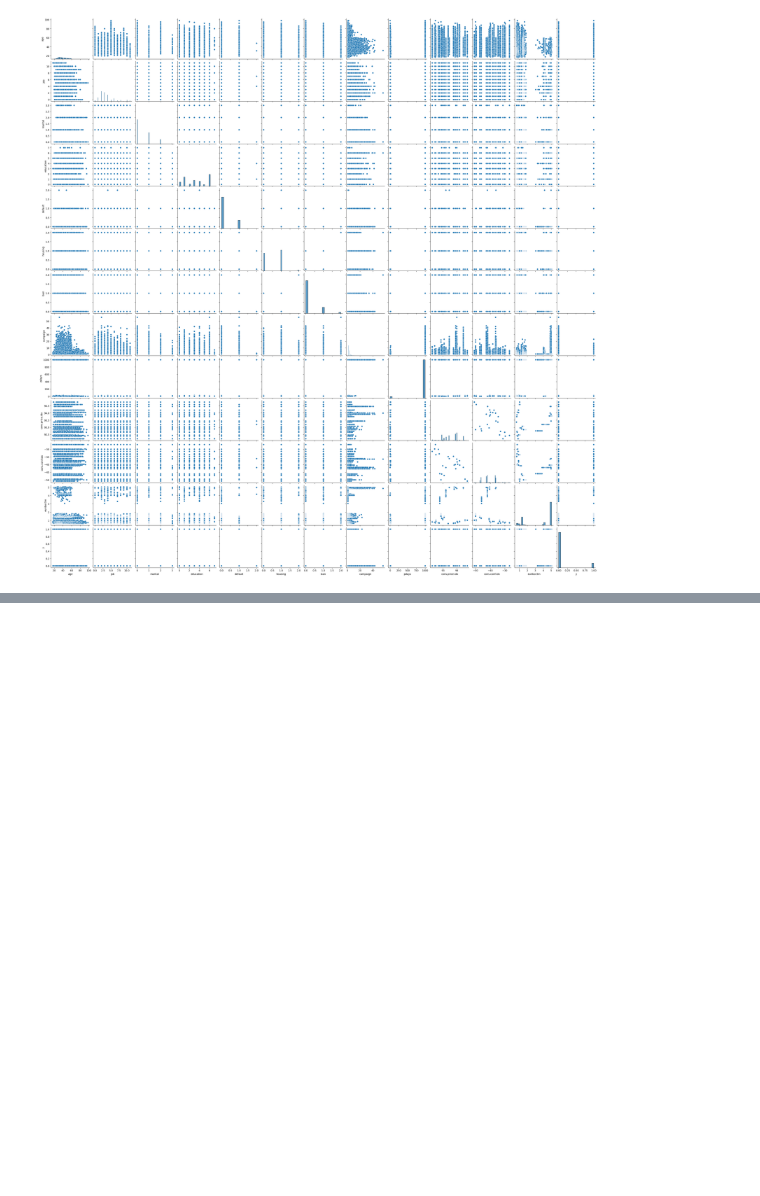
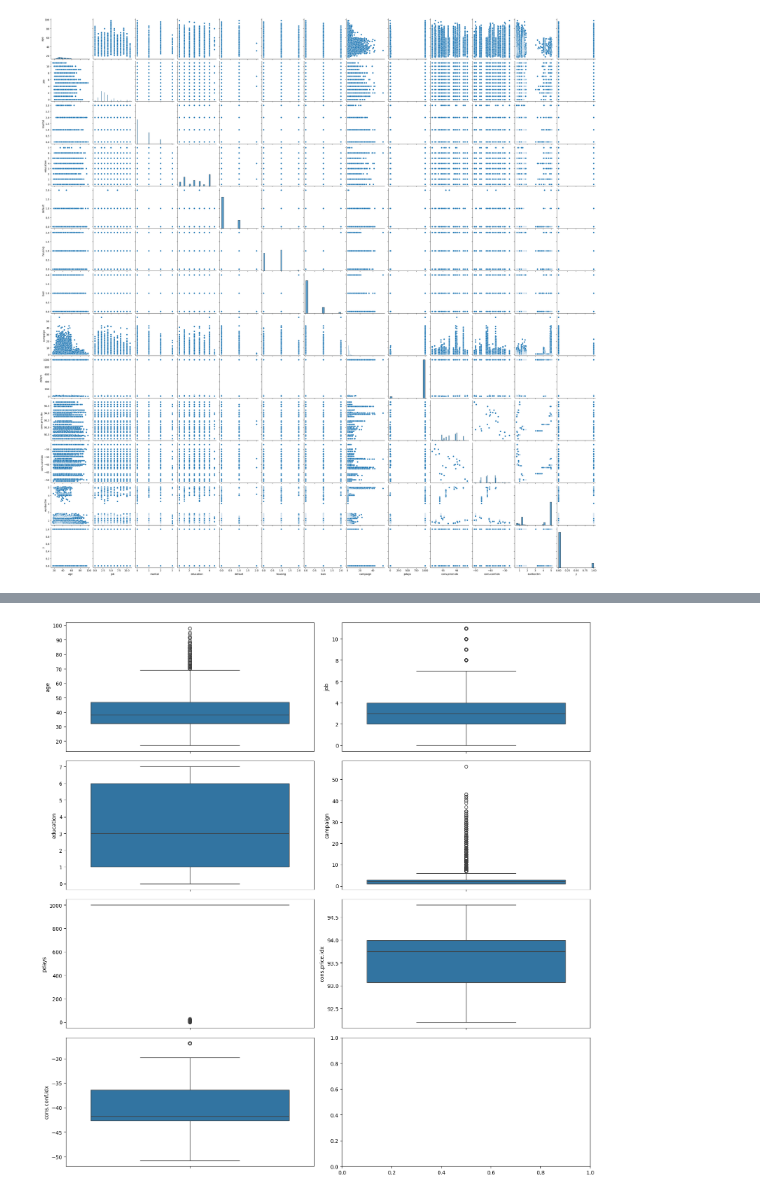
Before and after one commit to bartowen/mi_primer_model_ml, a Jupyter notebook: src/explore.ipynb, the cells around one changed output, grey strips where cells are left out. Cells and saved outputs as stored; diff of their text form; code cells hidden in the pictures; blank space fills up the shorter version.

Commit message:
boxplot ing de caracteristicas

```diff
--- a/src/explore.ipynb
+++ b/src/explore.ipynb
@@ -366,3 +377,21 @@ df.describe()
 | 50% | 38.00000 | 3.000000 | 0.000000 | 3.000000 | 0.000000 | 1.000000 | 0.000000 | 2.000000 | 999.000000 | 93.749000 | ... |
 | 75% | 47.00000 | 4.000000 | 1.000000 | 6.000000 | 0.000000 | 1.000000 | 0.000000 | 3.000000 | 999.000000 | 93.994000 | ... |
 | max | 98.00000 | 11.000000 | 3.000000 | 7.000000 | 2.000000 | 2.000000 | 2.000000 | 56.000000 | 999.000000 | 94.767000 | ... |
+# %%
+#Revisamos los outliers con boxplot
+
+fig, axes = plt.subplots(4,2,figsize=(15,15))
+
+sns.boxplot(ax=axes[0,0],data=df, y='age')
+sns.boxplot(ax=axes[0,1],data=df, y='job')
+sns.boxplot(ax=axes[1,0],data=df, y='education')
+sns.boxplot(ax=axes[1,1],data=df, y='campaign')
+sns.boxplot(ax=axes[2,0],data=df, y='pdays')
+sns.boxplot(ax=axes[2,1],data=df, y='cons.price.idx')
+sns.boxplot(ax=axes[3,0],data=df, y='cons.conf.idx')
+
+
+plt.tight_layout()
+plt.show()
+# %% [output]
+[figure, added]
```
Also changed, not shown: parts of 1 cell of this notebook.
